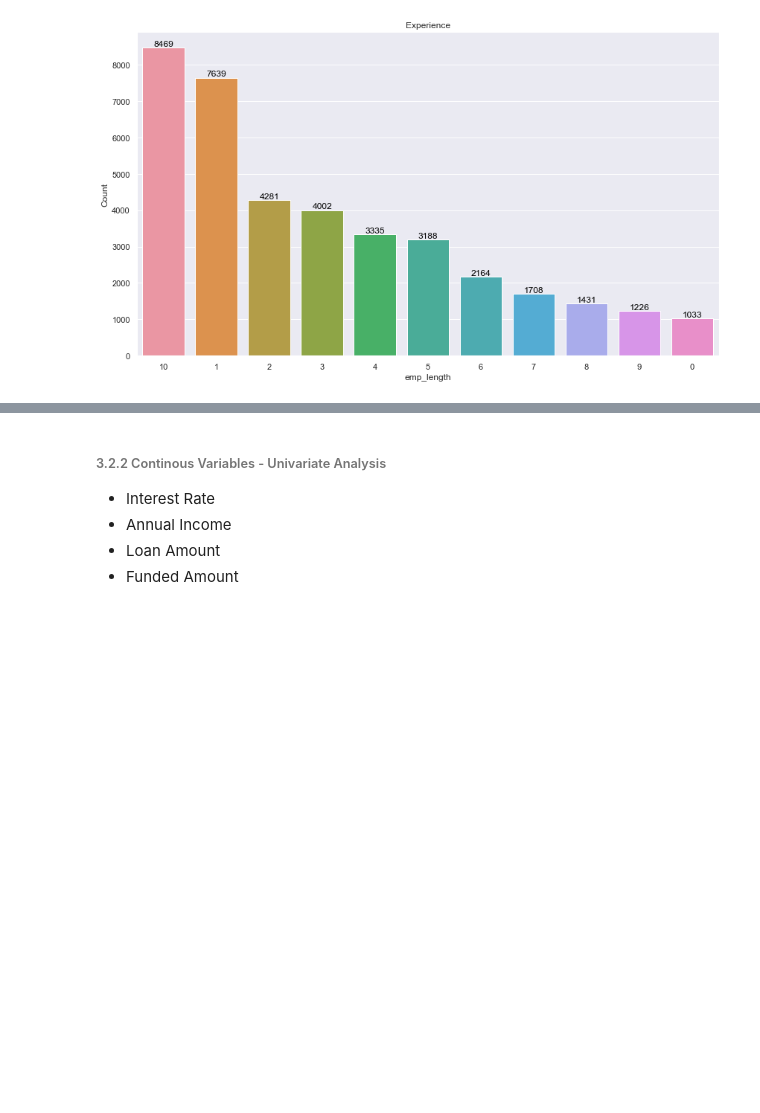
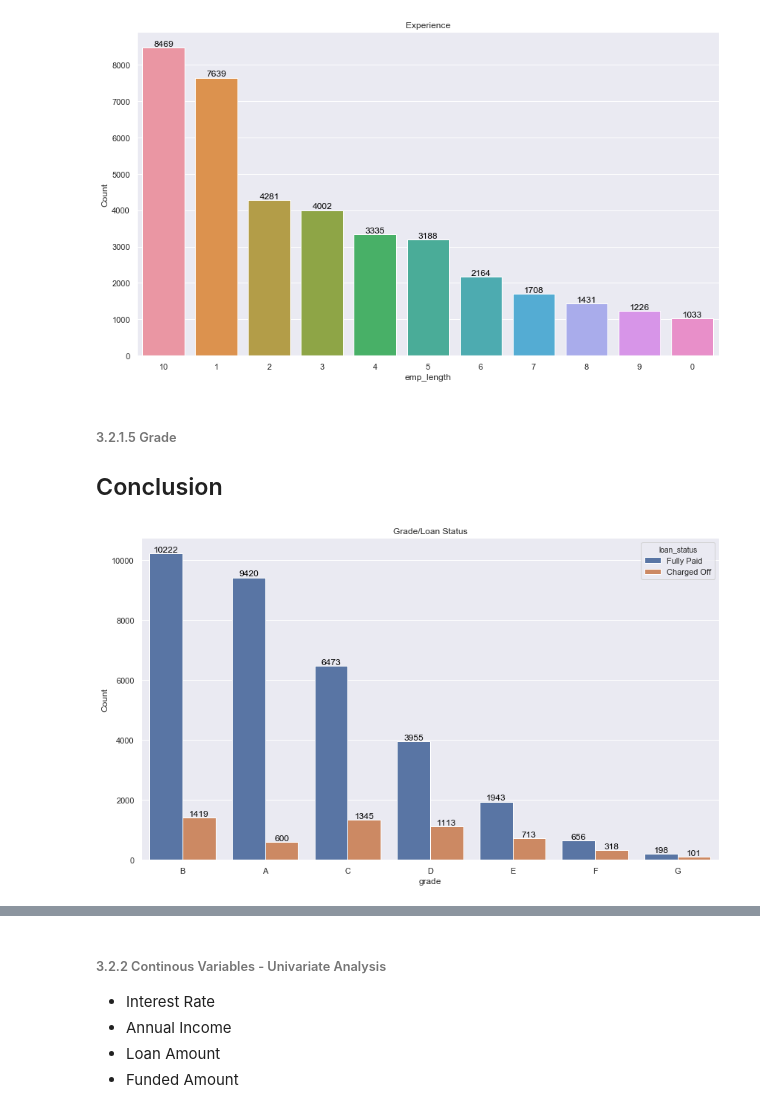
Before and after one commit to gauravsoni1112/Data-Science-Project, a Jupyter notebook: Gramener-Case-Study/Gramener-Case-Study.ipynb, the cells around one changed output, grey strips where cells are left out. Saved outputs shown, nothing was run; the diff lists cells and outputs as text; code cells hidden in the pictures; blank space fills up the shorter version.

```diff
--- a/Gramener-Case-Study/Gramener-Case-Study.ipynb
+++ b/Gramener-Case-Study/Gramener-Case-Study.ipynb
@@ -584,3 +691,11 @@ Conclusion
 draw_univariate_plot(column_name='emp_length',title='Experience',df=loan_not_current_df,type_of_variable="Categorical")
 # %% [output]
 [figure]
+# %% [markdown]
+###### 3.2.1.5 Grade
+Conclusion
+-
+# %%
+draw_univariate_plot(column_name='grade',title='Grade/Loan Status',df=loan_not_current_df,type_of_variable="Categorical",hue="loan_status")
+# %% [output]
+[figure, added]
```
Also changed, not shown: parts of 41 cells of this notebook, 1 other file.
